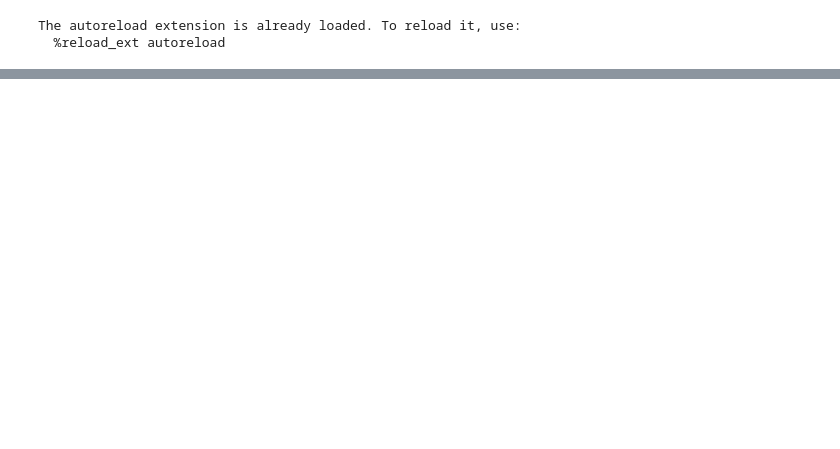
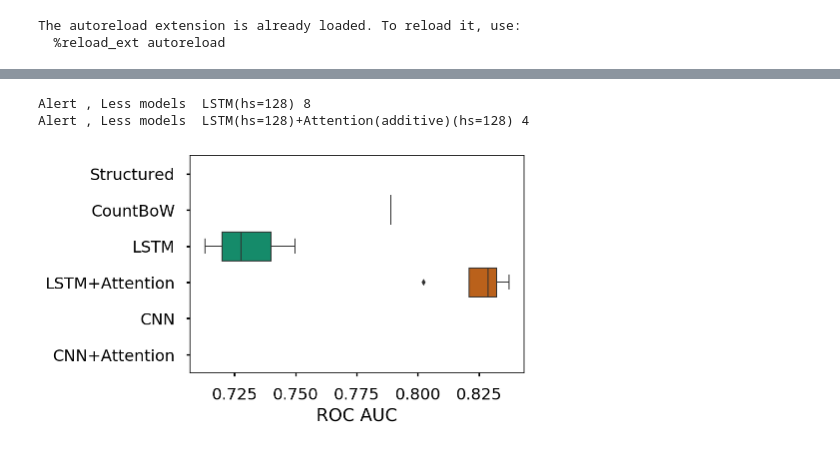
Before and after one commit to successar/PatientVec, a Jupyter notebook: Confidence_Interval.ipynb, the cells around one changed output, grey strips where cells are left out. Saved outputs shown, nothing was run; the diff lists cells and outputs as text; code cells hidden in the pictures; blank space fills up the shorter version.

```diff
--- a/Confidence_Interval.ipynb
+++ b/Confidence_Interval.ipynb
@@ -52,0 +66,6 @@ plot_confidence_graphs('Mortality_1yr', 'roc_auc')
+# %%
+plot_confidence_graphs('HipSurgery_1', 'roc_auc')
+# %% [output]
+Alert , Less models  LSTM(hs=128) 8
+Alert , Less models  LSTM(hs=128)+Attention(additive)(hs=128) 4
+[figure, added]
```
Also changed, not shown: parts of 5 cells of this notebook, 12 other files.
